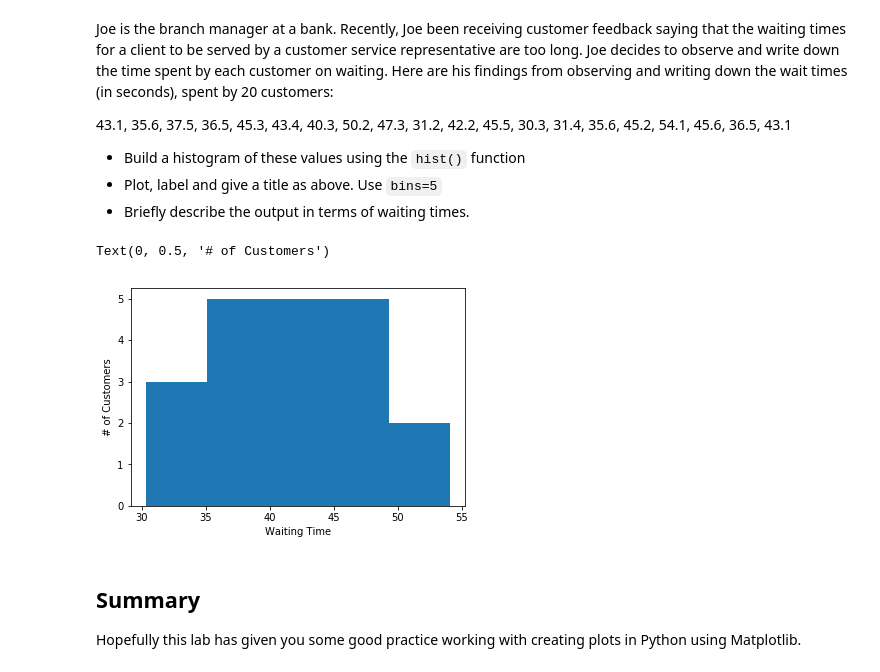
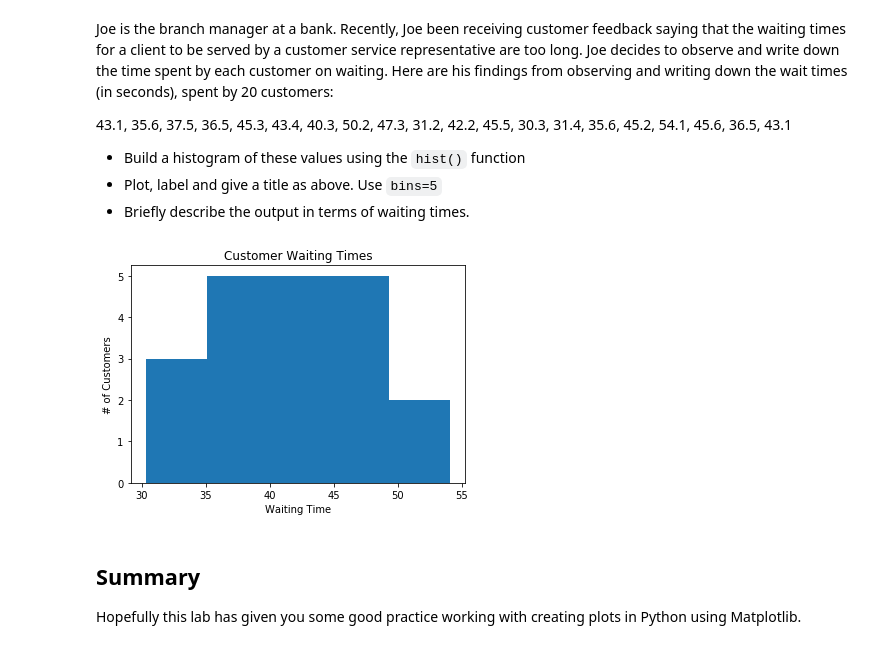
Before and after one commit to slieb74/dsc-0-01-22-visualizing-data-lab-nyc-career-ds-062518, a Jupyter notebook: index.ipynb, the cells around one changed output. Saved outputs shown, nothing was run; the diff lists cells and outputs as text; code cells hidden in the pictures.

```diff
--- a/index.ipynb
+++ b/index.ipynb
@@ -93,15 +93,14 @@ Joe is the branch manager at a bank. Recently, Joe been receiving customer feedb
 # %%
 x = [43.1, 35.6, 37.5, 36.5, 45.3, 43.4, 40.3, 50.2, 47.3, 31.2, 42.2, 45.5, 30.3, 31.4, 35.6, 45.2, 54.1, 45.6, 36.5, 43.1]
 
 #Plot the distogram with hist() function
 plt.hist(x, bins=5)
 # Label, give title and show the plot
 plt.xlabel('Waiting Time')
 plt.ylabel('# of Customers')
-plt.title
+plt.title('Customer Waiting Times');
 # %% [output]
-Text(0, 0.5, '# of Customers')
-[figure, old version]
+[figure, new version]
 # %% [markdown]
 ## Summary
 
```
